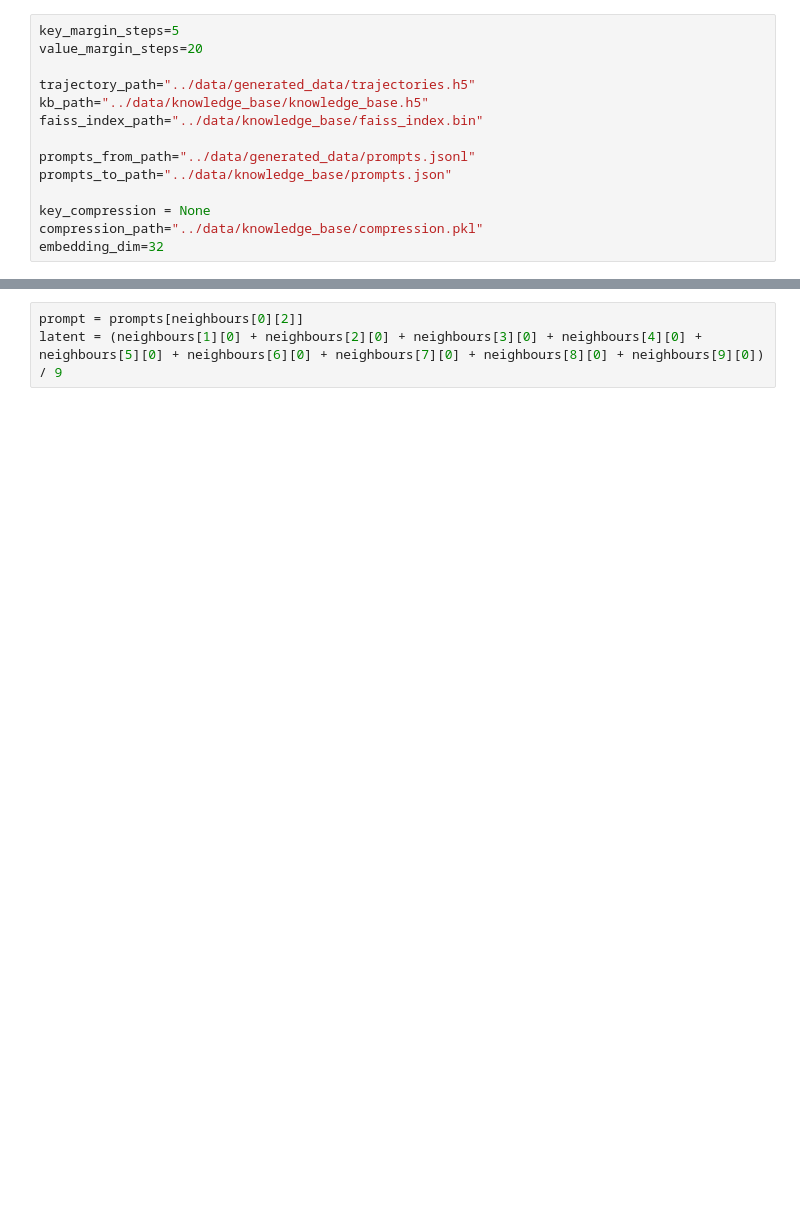
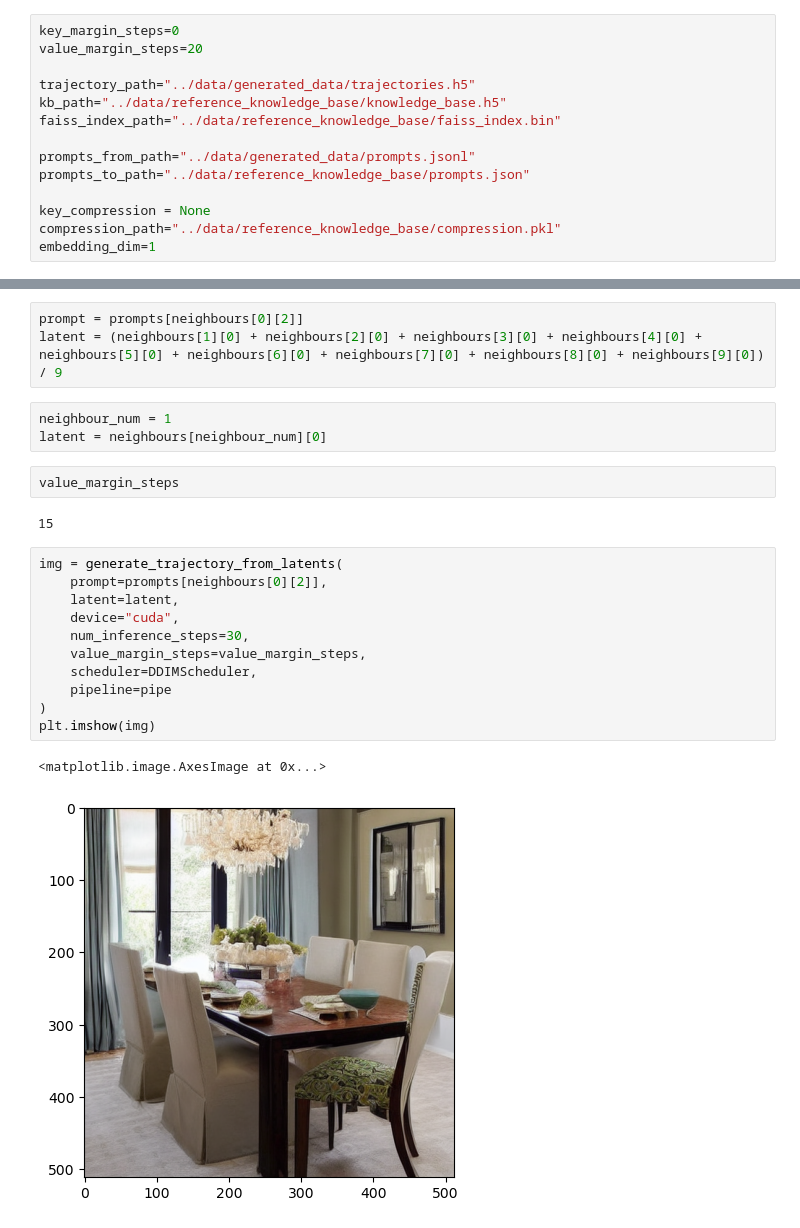
Before and after one commit to ontenkutsenko/Diffusion, a Jupyter notebook: src/notebooks/whole pipeline.ipynb, the cells around one changed output, grey strips where cells are left out. Saved outputs shown, nothing was run; the diff lists cells and outputs as text; blank space fills up the shorter version.

```diff
--- a/src/notebooks/whole pipeline.ipynb
+++ b/src/notebooks/whole pipeline.ipynb
@@ -69,14 +62,14 @@ The following part of your input was truncated because CLIP can only handle sequ
 # %%
-key_margin_steps=5
+key_margin_steps=0
 value_margin_steps=20
 
 trajectory_path="../data/generated_data/trajectories.h5"
-kb_path="../data/knowledge_base/knowledge_base.h5"
-faiss_index_path="../data/knowledge_base/faiss_index.bin"
+kb_path="../data/reference_knowledge_base/knowledge_base.h5"
+faiss_index_path="../data/reference_knowledge_base/faiss_index.bin"
 
 prompts_from_path="../data/generated_data/prompts.jsonl"
-prompts_to_path="../data/knowledge_base/prompts.json"
+prompts_to_path="../data/reference_knowledge_base/prompts.json"
 
 key_compression = None
-compression_path="../data/knowledge_base/compression.pkl"
-embedding_dim=32
+compression_path="../data/reference_knowledge_base/compression.pkl"
+embedding_dim=1
@@ -124,3 +303,24 @@ A pet-friendly living room with durable furniture, easy-to-clean rugs, and cozy
 # %%
 prompt = prompts[neighbours[0][2]]
 latent = (neighbours[1][0] + neighbours[2][0] + neighbours[3][0] + neighbours[4][0] + neighbours[5][0] + neighbours[6][0] + neighbours[7][0] + neighbours[8][0] + neighbours[9][0]) / 9
+# %%
+neighbour_num = 1
+latent = neighbours[neighbour_num][0]
+# %%
+value_margin_steps
+# %% [output]
+15
+# %%
+img = generate_trajectory_from_latents(
+    prompt=prompts[neighbours[0][2]],
+    latent=latent,
+    device="cuda",
+    num_inference_steps=30,
+    value_margin_steps=value_margin_steps,
+    scheduler=DDIMScheduler,
+    pipeline=pipe
+)
+plt.imshow(img)
+# %% [output]
+<matplotlib.image.AxesImage at 0x...>
+[figure, added]
```
Also changed, not shown: parts of 15 cells of this notebook.
